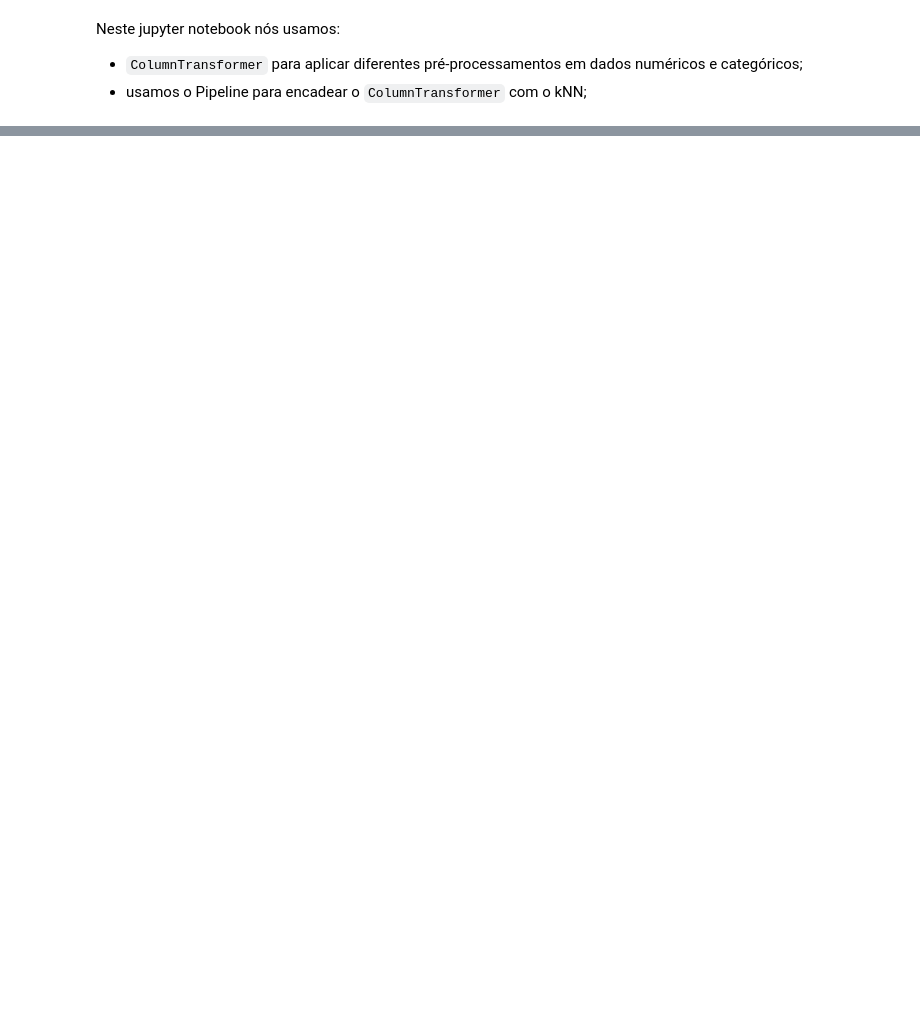
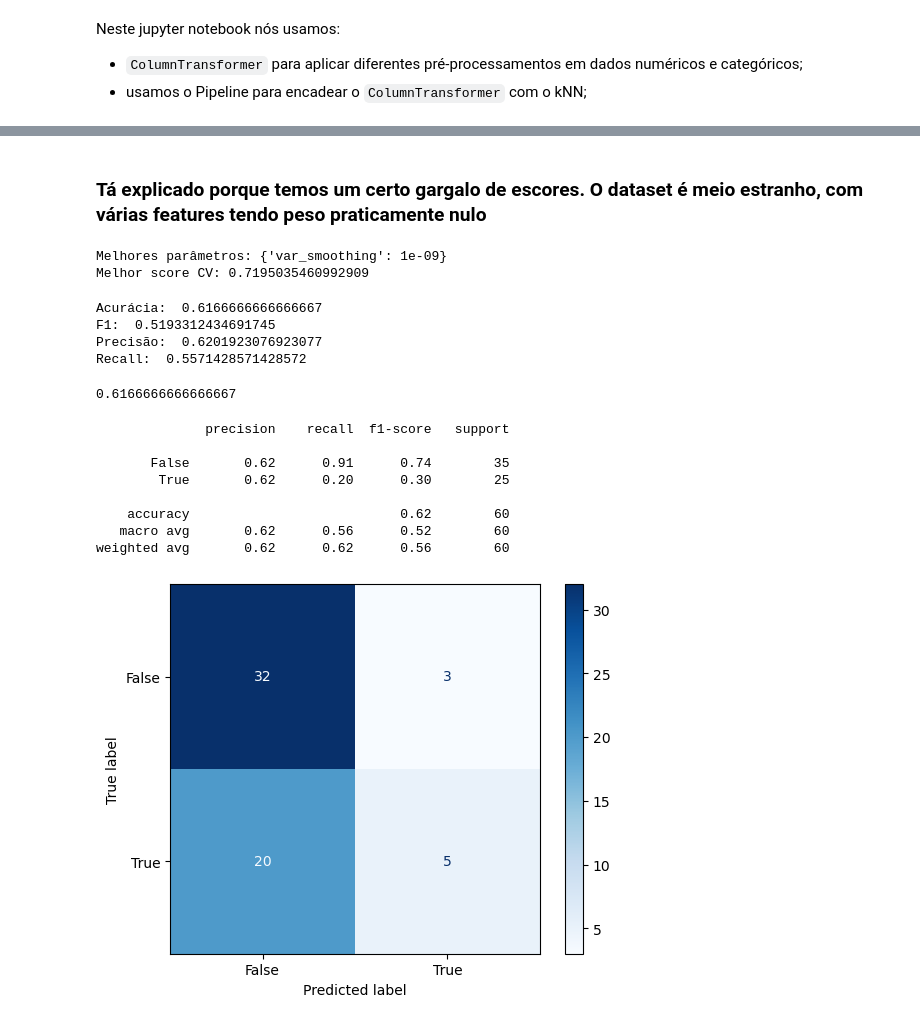
Before and after one commit to gustavord/t1-ml, a Jupyter notebook: Treinando_um_primeiro_Modelo.ipynb, the cells around one changed output, grey strips where cells are left out. Saved outputs shown, nothing was run; the diff lists cells and outputs as text; code cells hidden in the pictures; blank space fills up the shorter version.

```diff
--- a/Treinando_um_primeiro_Modelo.ipynb
+++ b/Treinando_um_primeiro_Modelo.ipynb
@@ -301,0 +312,50 @@ Neste jupyter notebook nós usamos:
+# %% [markdown]
+### Tá explicado porque temos um certo gargalo de escores. O dataset é meio estranho, com várias features tendo peso praticamente nulo
+# %%
+params = {
+    'var_smoothing': [1e-9, 1e-8, 1e-7, 1e-6, 1e-5]
+}
+
+nb_grid = GridSearchCV(GaussianNB(), params, cv=cv, scoring='accuracy')
+nb_grid.fit(x_train, y_train)
+
+print("Melhores parâmetros:", nb_grid.best_params_)
+print("Melhor score CV:", nb_grid.best_score_)
+# %% [output]
+Melhores parâmetros: {'var_smoothing': 1e-09}
+Melhor score CV: 0.7195035460992909
+# %%
+
+best_nb = make_pipeline(preprocessor, GaussianNB(var_smoothing=1e-09))
+best_nb.fit(x_train, y_train)
+y_hat = best_nb.predict(x_test)
+
+
+print("Acurácia: ", accuracy_score(y_test, y_hat))
+print("F1: ", f1_score(y_test, y_hat, average='macro'))
+print("Precisão: ", precision_score(y_test, y_hat, average='macro'))
+print("Recall: ", recall_score(y_test, y_hat, average='macro'))
+# %% [output]
+Acurácia:  0.6166666666666667
+F1:  0.5193312434691745
+Precisão:  0.6201923076923077
+Recall:  0.5571428571428572
+# %%
+best_nb.score(x_test,y_test)
+# %% [output]
+0.6166666666666667
+# %%
+cm = confusion_matrix(y_test, y_hat, labels=best_nb.classes_)
+display_confusion_matrix = ConfusionMatrixDisplay(cm, display_labels=best_nb.classes_)
+display_confusion_matrix.plot(cmap=plt.cm.Blues)
+print(classification_report(y_test, y_hat))
+# %% [output]
+              precision    recall  f1-score   support
+
+       False       0.62      0.91      0.74        35
+        True       0.62      0.20      0.30        25
+
+    accuracy                           0.62        60
+   macro avg       0.62      0.56      0.52        60
+weighted avg       0.62      0.62      0.56        60
+[figure, added]
```
Also changed, not shown: parts of 8 cells of this notebook.
